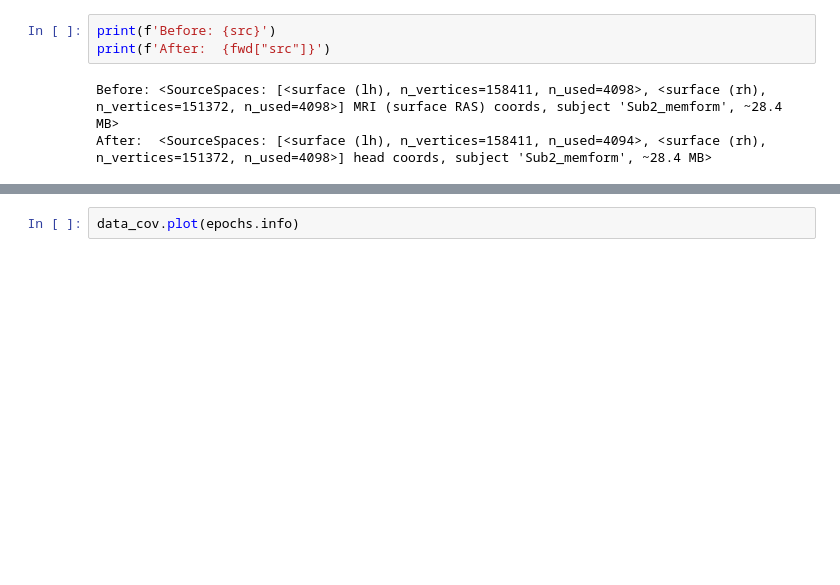
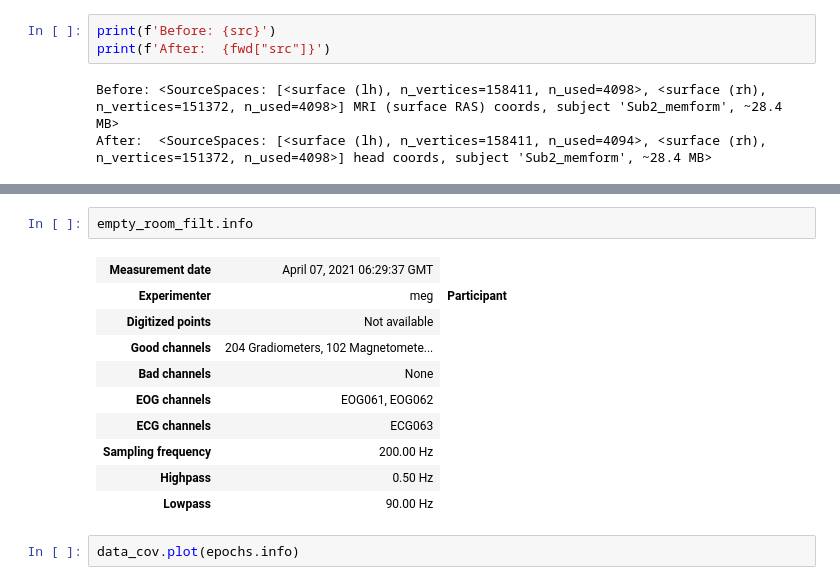
Before and after one commit to bonokat/memory_formation, a Jupyter notebook: dirty_field/src_rec.ipynb, the cells around one changed output, grey strips where cells are left out. Drawn from its saved outputs; the diff is of its cells as text; blank space fills up the shorter version.

```diff
--- a/dirty_field/src_rec.ipynb
+++ b/dirty_field/src_rec.ipynb
@@ -164,3 +351,16 @@ Number of samples used : 21210
+# %%
+empty_room_filt.info
+# %% [output]
+| Measurement date | April 07, 2021 06:29:37 GMT |
+| Experimenter | meg | Participant |
+| Digitized points | Not available |
+| Good channels | 204 Gradiometers, 102 Magnetomete... |
+| Bad channels | None |
+| EOG channels | EOG061, EOG062 |
+| ECG channels | ECG063 |
+| Sampling frequency | 200.00 Hz |
+| Highpass | 0.50 Hz |
+| Lowpass | 90.00 Hz |
 # %%
 data_cov.plot(epochs.info)
 # %% [output]
```
Also changed, not shown: parts of 49 cells of this notebook, 4 other files.
